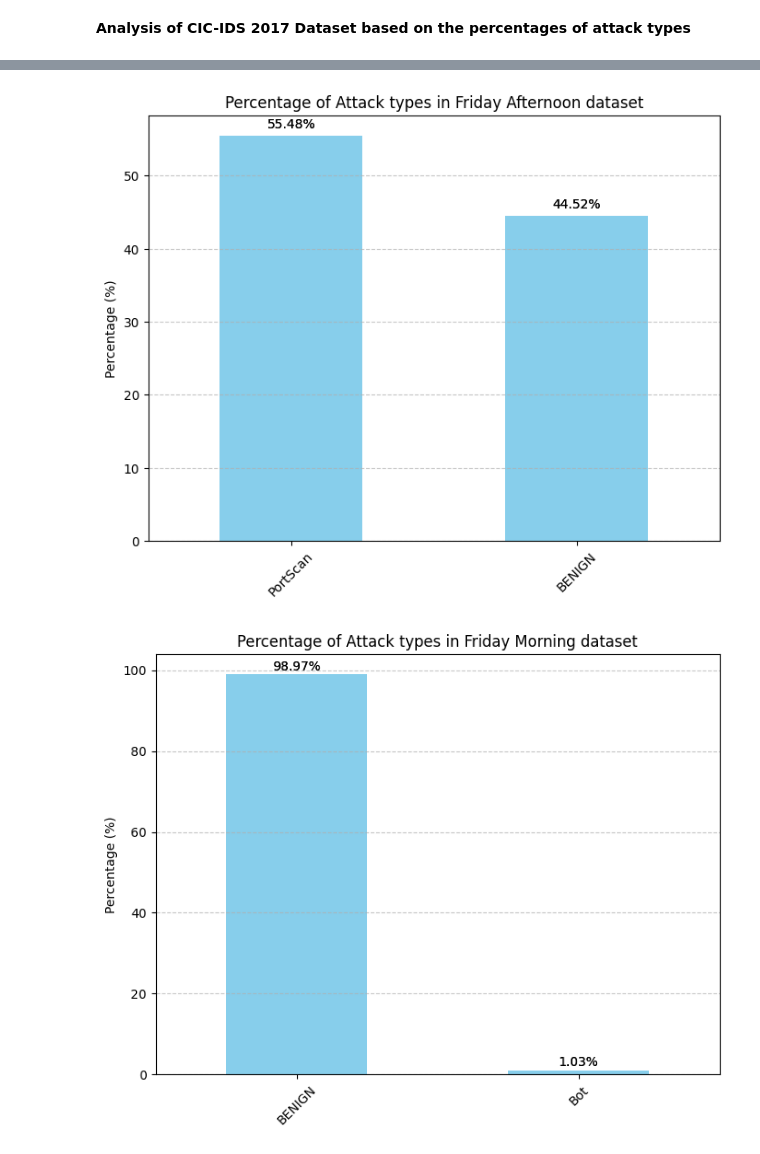
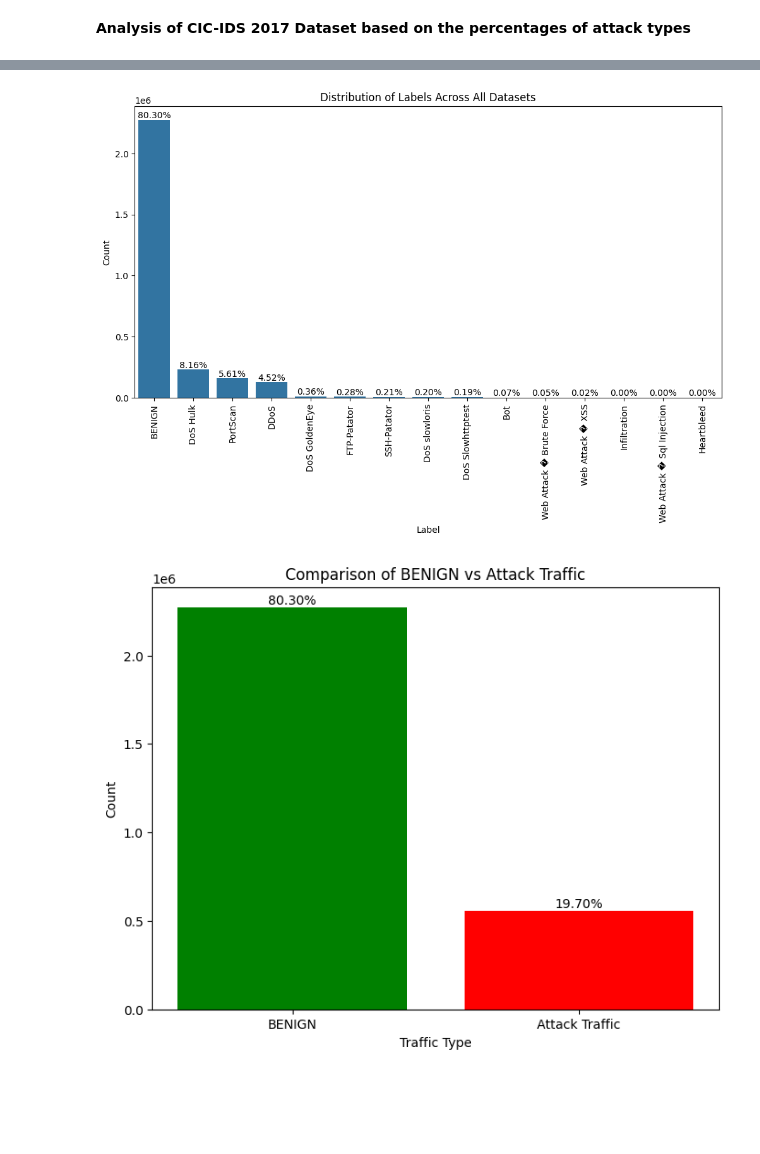
Before and after one commit to spencer-kanjera/Hybrid-Botnet-Detection-In-IOT-Using-GA-and-LightGBM, a Jupyter notebook: Exploratory Data Analysis.ipynb, the cells around one changed output, grey strips where cells are left out. Cells and saved outputs as stored; diff of their text form; code cells hidden in the pictures; blank space fills up the shorter version.

```diff
--- a/Exploratory Data Analysis.ipynb
+++ b/Exploratory Data Analysis.ipynb
@@ -152,42 +40,37 @@ plt.show()
-# %%
-df_friday_afternoon_portscan.columns
-df_friday_afternoon_portscan['Label'].unique()
-percentages = df_friday_afternoon_portscan['Label'].value_counts(normalize=True) * 100
-plt.figure(figsize=(8, 6))
-bars = percentages.plot(kind='bar', color='skyblue')
-percentages.plot(kind='bar', color='skyblue')
-plt.title('Percentage of Attack types in Friday Afternoon dataset')
-plt.xlabel('')
-plt.ylabel('Percentage (%)')
-plt.xticks(rotation=45)
-plt.grid(axis='y', linestyle='--', alpha=0.7)
-# Add labels to each bar
-for bar in bars.patches:
-    height = bar.get_height()
-    plt.text(bar.get_x() + bar.get_width() / 2, height + 1, f'{height:.2f}%', ha='center')
-
-
-plt.show()
-# %% [output]
-[figure, removed]
-# %%
-df_friday_morning.columns
-df_friday_morning['Label'].unique()
-percentages = df_friday_morning['Label'].value_counts(normalize=True) * 100
-plt.figure(figsize=(8, 6))
-bars = percentages.plot(kind='bar', color='skyblue')
-percentages.plot(kind='bar', color='skyblue')
-plt.title('Percentage of Attack types in Friday Morning dataset')
-plt.xlabel('')
-plt.ylabel('Percentage (%)')
-plt.xticks(rotation=45)
-plt.grid(axis='y', linestyle='--', alpha=0.7)
-# Add labels to each bar
-for bar in bars.patches:
-    height = bar.get_height()
-    plt.text(bar.get_x() + bar.get_width() / 2, height + 1, f'{height:.2f}%', ha='center')
-
-
-plt.show()
-# %% [output]
-[figure, removed]
+# %%
+# Plot the distribution of labels across all datasets
+plt.figure(figsize=(12, 6))
+sns.countplot(data=df, x='Label', order=df['Label'].value_counts().index)
+plt.title("Distribution of Labels Across All Datasets")
+plt.xticks(rotation=90)
+plt.xlabel("Label")
+plt.ylabel("Count")
+# Annotate percentages on the bars
+for p in plt.gca().patches:
+    percentage = 100 * p.get_height() / len(df)
+    plt.gca().annotate(f'{percentage:.2f}%', (p.get_x() + p.get_width() / 2., p.get_height()),
+                       ha='center', va='center', fontsize=10, color='black', xytext=(0, 5),
+                       textcoords='offset points')
+
+# Add a comparison graph for benign vs. other traffic
+label_counts = df['Label'].value_counts()
+benign_count = label_counts['BENIGN']
+label_percentages = [100 * benign_count / len(df), 100 * (len(df) - benign_count) / len(df)]
+other_count = label_counts.drop('BENIGN').sum()
+
+plt.figure(figsize=(8, 6))
+plt.bar(['BENIGN', 'Attack Traffic'], [benign_count, other_count], color=['green', 'red'])
+plt.title("Comparison of BENIGN vs Attack Traffic")
+plt.xlabel("Traffic Type")
+plt.ylabel("Count")
+# Annotate percentages on the bars
+for i, bar in enumerate(plt.gca().patches):
+    percentage = label_percentages[i]
+    plt.gca().annotate(f'{percentage:.2f}%',
+                       (bar.get_x() + bar.get_width() / 2., bar.get_height()),
+                       ha='center', va='center', fontsize=10, color='black',
+                       xytext=(0, 5), textcoords='offset points')
+plt.show()
+# %% [output]
+[figure, added]
+[figure, added]
```
Also changed, not shown: parts of 20 cells of this notebook, 4 other files.
